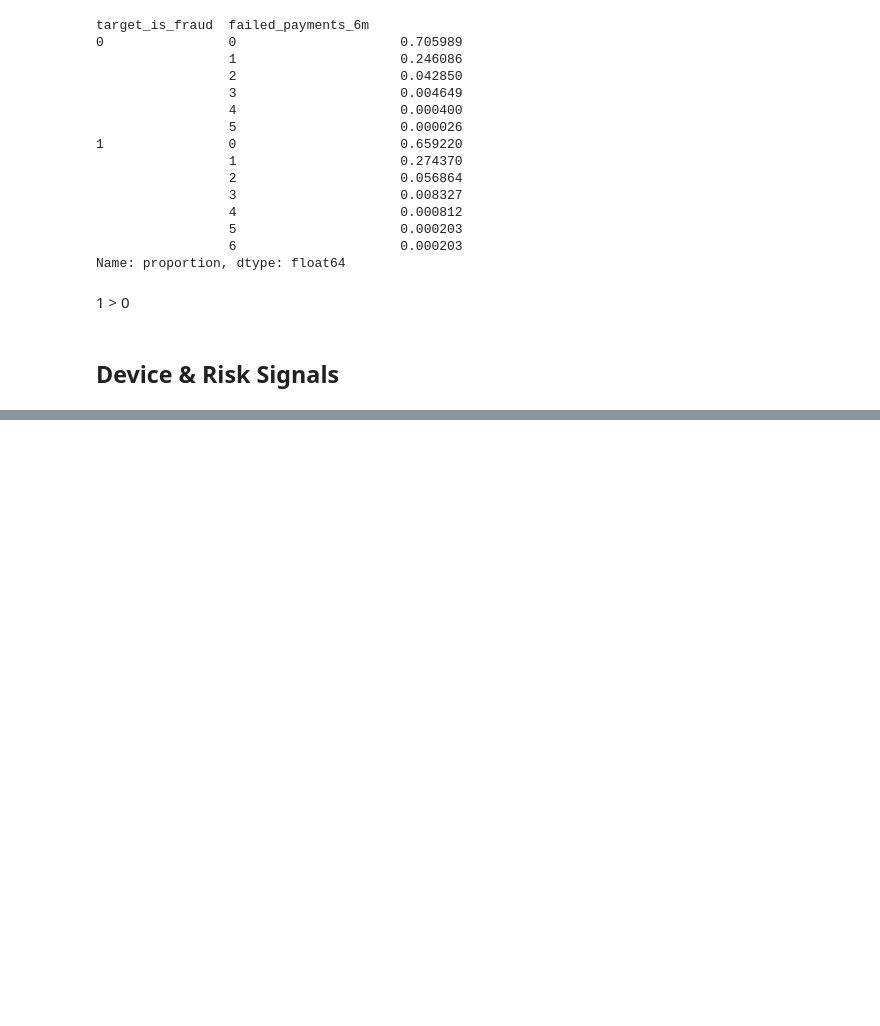
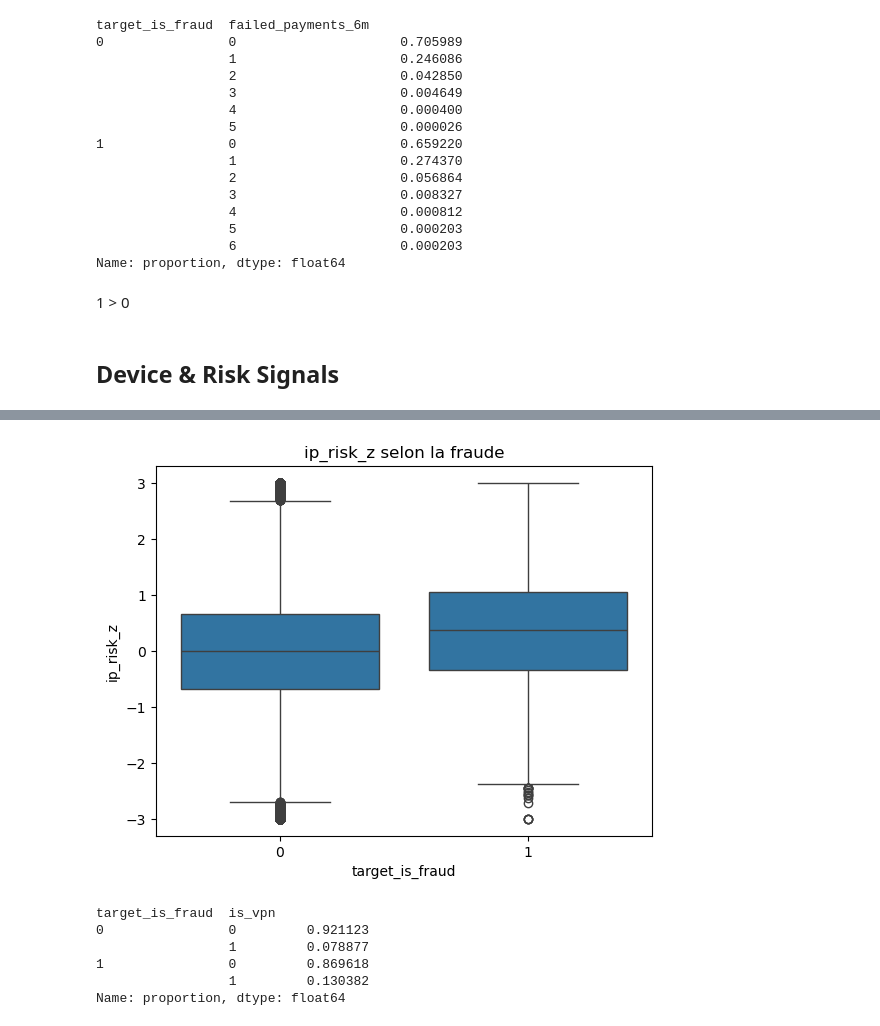
Before and after one commit to Maellelc13/Projet_ML2, a Jupyter notebook: EDA/eda_nelly.ipynb, the cells around one changed output, grey strips where cells are left out. Cells and saved outputs as stored; diff of their text form; code cells hidden in the pictures; blank space fills up the shorter version.

```diff
--- a/EDA/eda_nelly.ipynb
+++ b/EDA/eda_nelly.ipynb
@@ -333,0 +340,15 @@ Name: proportion, dtype: float64
+# %%
+sns.boxplot(x=df['target_is_fraud'], y=df['ip_risk_z'])
+plt.title('ip_risk_z selon la fraude')
+plt.show()
+# %% [output]
+[figure, added]
+# %%
+df.groupby('target_is_fraud')['is_vpn'].value_counts(normalize=True)
+# %% [output]
+target_is_fraud  is_vpn
+0                0         0.921123
+                 1         0.078877
+1                0         0.869618
+                 1         0.130382
+Name: proportion, dtype: float64
```
Also changed, not shown: parts of 4 cells of this notebook.
